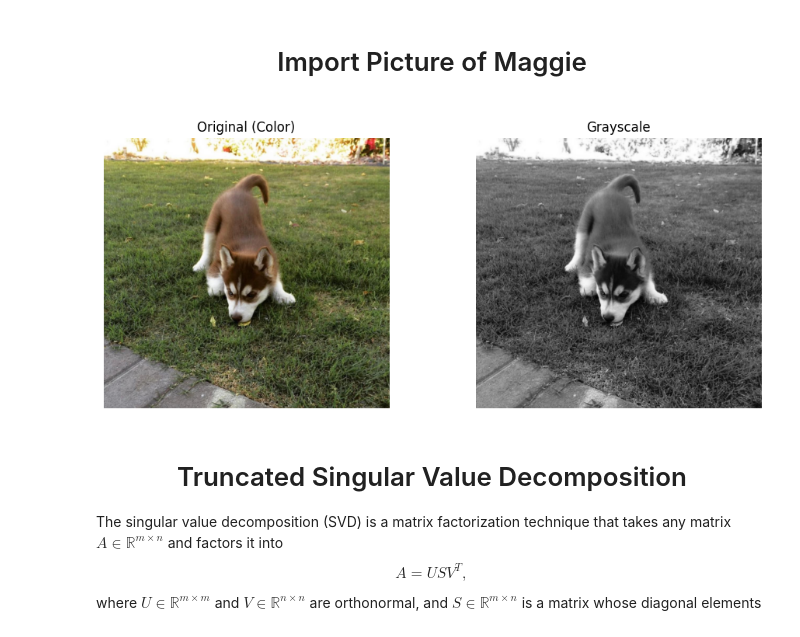
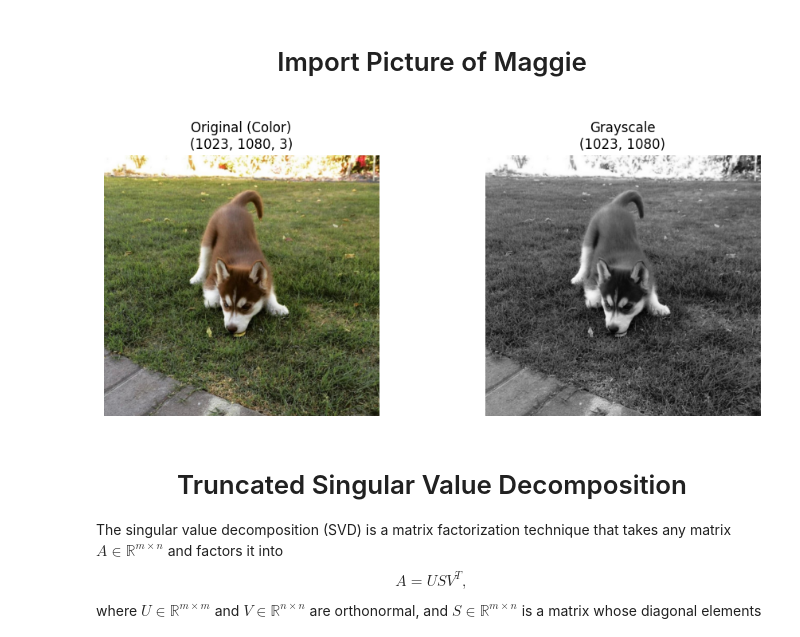
Before and after one commit to benjis2k/Maggie, a Jupyter notebook: Maggie.ipynb, the cells around one changed output. Cells and saved outputs as stored; diff of their text form; code cells hidden in the pictures.

```diff
--- a/Maggie.ipynb
+++ b/Maggie.ipynb
@@ -10,24 +10,25 @@ import os
 # %%
 # Load the original image
 maggie_color = imread('maggie.jpg')
 maggie_gray = np.mean(maggie_color, axis=2)  # Convert to grayscale
 
-# Show original (color) and grayscale images side by side
+# Show original (color) and grayscale images side by side, with their matrix sizes
+
 plt.figure(figsize=(10, 4))
 plt.subplot(1, 2, 1)
 plt.imshow(maggie_color)
-plt.title("Original (Color)")
+plt.title(f"Original (Color)\n{maggie_color.shape}")
 plt.axis('off')
 
 plt.subplot(1, 2, 2)
 plt.imshow(maggie_gray, cmap='gray')
-plt.title("Grayscale")
+plt.title(f"Grayscale\n{maggie_gray.shape}")
 plt.axis('off')
 
 plt.tight_layout()
 plt.show()
 # %% [output]
-[figure, old version]
+[figure, new version]
 # %% [markdown]
 <center>
 <h1> Truncated Singular Value Decomposition </h1>
```
